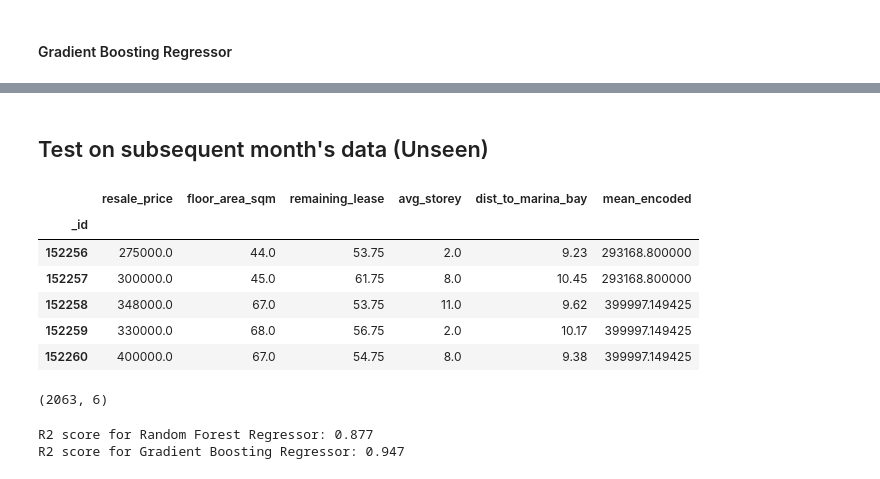
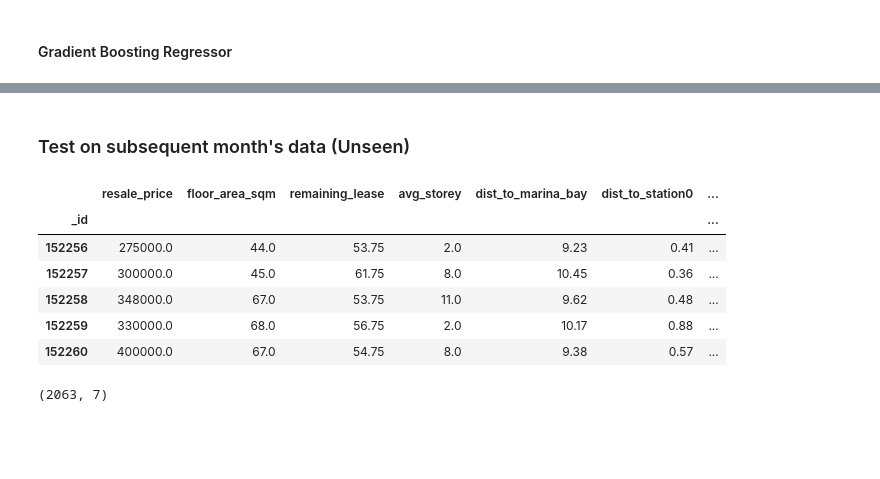
Before and after one commit to sienlonglim/ml_webapp, a Jupyter notebook: model_building.ipynb, the cells around one changed output, grey strips where cells are left out. Drawn from its saved outputs; the diff is of its cells as text; code cells hidden in the pictures; blank space fills up the shorter version.

```diff
--- a/model_building.ipynb
+++ b/model_building.ipynb
@@ -431,33 +458,20 @@ Best R2 score 0.945
 # %% [markdown]
-## Test on subsequent month's data (Unseen)
+### Test on subsequent month's data (Unseen)
 # %%
 test_df = pd.read_csv('static/2023_05.csv', index_col=0)
 
 # Use previous dictionary of the town and rooms for mean encoding
 mean_encoded = mean_encoder.transform(test_df)
 test_df = pd.concat([test_df, mean_encoded], axis =1)
-test_df = test_df[['resale_price','floor_area_sqm', 'remaining_lease', 'avg_storey', 'dist_to_marina_bay', 'mean_encoded']]
+test_df = test_df[['resale_price','floor_area_sqm', 'remaining_lease', 'avg_storey', 'dist_to_marina_bay', 'dist_to_station0', 'mean_encoded']]
 display(test_df.head())
 print(test_df.shape)
 # %% [output]
-|  | resale_price | floor_area_sqm | remaining_lease | avg_storey | dist_to_marina_bay | mean_encoded |
-| _id |  |  |  |  |  |  |
-| 152256 | 275000.0 | 44.0 | 53.75 | 2.0 | 9.23 | 293168.800000 |
-| 152257 | 300000.0 | 45.0 | 61.75 | 8.0 | 10.45 | 293168.800000 |
-| 152258 | 348000.0 | 67.0 | 53.75 | 11.0 | 9.62 | 399997.149425 |
-| 152259 | 330000.0 | 68.0 | 56.75 | 2.0 | 10.17 | 399997.149425 |
-| 152260 | 400000.0 | 67.0 | 54.75 | 8.0 | 9.38 | 399997.149425 |
+|  | resale_price | floor_area_sqm | remaining_lease | avg_storey | dist_to_marina_bay | dist_to_station0 | ... |
+| _id |  |  |  |  |  |  | ... |
+| 152256 | 275000.0 | 44.0 | 53.75 | 2.0 | 9.23 | 0.41 | ... |
+| 152257 | 300000.0 | 45.0 | 61.75 | 8.0 | 10.45 | 0.36 | ... |
+| 152258 | 348000.0 | 67.0 | 53.75 | 11.0 | 9.62 | 0.48 | ... |
+| 152259 | 330000.0 | 68.0 | 56.75 | 2.0 | 10.17 | 0.88 | ... |
+| 152260 | 400000.0 | 67.0 | 54.75 | 8.0 | 9.38 | 0.57 | ... |
-(2063, 6)
+(2063, 7)
-# %%
-X_test = test_df.iloc[:,1:]
-y_test = test_df.iloc[:,0]
-X_test = scaler.transform(X_test)
-
-r2 = r2_score(y_test, best_rfr.predict(X_test))
-print(f'R2 score for Random Forest Regressor: {np.round(r2,3)}')
-
-r2 = r2_score(y_test, best_gbc.predict(X_test))
-print(f'R2 score for Gradient Boosting Regressor: {np.round(r2,3)}')
-# %% [output]
-R2 score for Random Forest Regressor: 0.877
-R2 score for Gradient Boosting Regressor: 0.947
```
Also changed, not shown: parts of 44 cells of this notebook, 4 other files.
